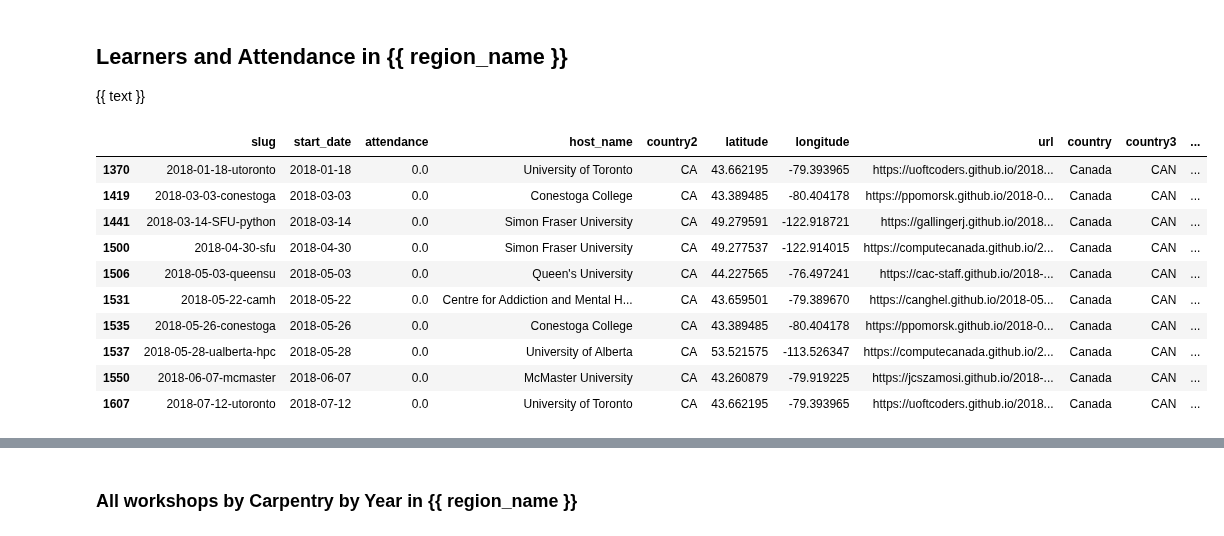
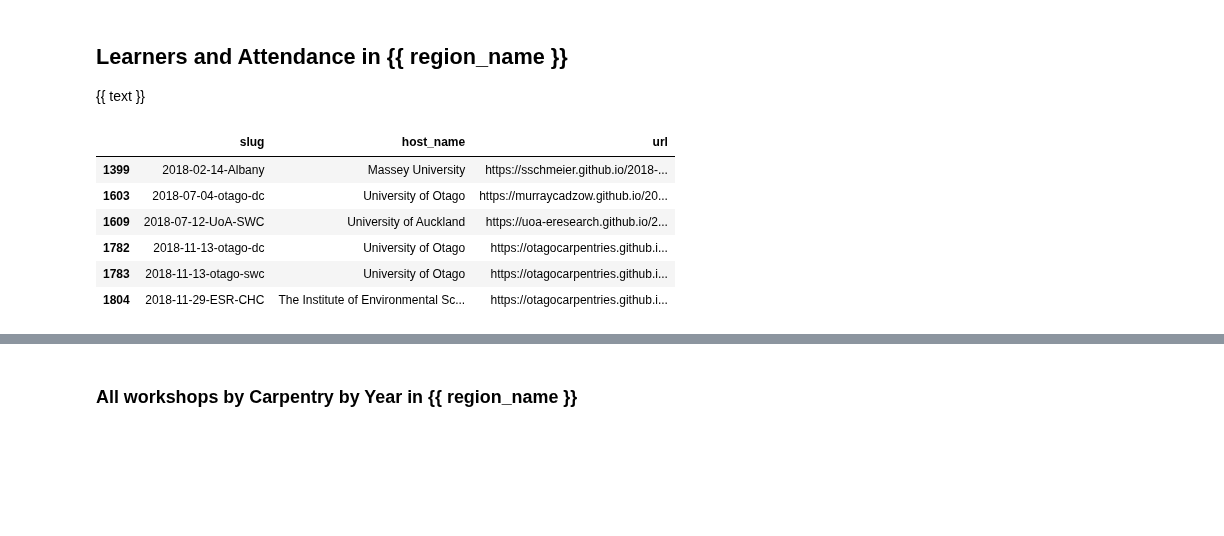
Before and after one commit to carpentries/assessment, a Jupyter notebook: programmatic-assessment/workshops/jupyter_notebooks/region_specific/region_specific.ipynb, the cells around one changed output, grey strips where cells are left out. Cells and saved outputs as stored; diff of their text form; code cells hidden in the pictures; blank space fills up the shorter version.

```diff
--- a/programmatic-assessment/workshops/jupyter_notebooks/region_specific/region_specific.ipynb
+++ b/programmatic-assessment/workshops/jupyter_notebooks/region_specific/region_specific.ipynb
@@ -108,15 +109,14 @@ def get_value_counts_many(df, col_name, value_list):
 # %%
 # Select country or region here
 
-all_events = pd.read_csv("../../data_files/all_workshops.csv", keep_default_na=False, na_values=[''])
+all_events = pd.read_csv("../../data_files/all_workshops_2018.csv", keep_default_na=False, na_values=[''])
 
 # Uncomment one of the following two blocks
 
 # # Choose a 2 character country code from:  US, CA, GB, NZ, AU
-chosen_country = "CA"
+chosen_country = "NZ"
 region_name = get_country_name(chosen_country)
 all_events = all_events[all_events['country'] == chosen_country ]
-
 
 # OR
 
@@ -180,7 +178,7 @@ all_events['attendance'] =  all_events['attendance'].replace(0.0, np.nan)
 all_events['start_date'] = pd.to_datetime(all_events['start_date'])
 
 
-report_date = pd.Timestamp(2018, 10, 31)
+report_date = pd.Timestamp(2018, 12, 31)
 
 # Remove events before report date
 all_events = all_events[all_events['start_date'] < report_date]
@@ -192,4 +190,4 @@ workshops = all_events[all_events['workshop_type'] != "TTT"]
 # Remove online events like maintainer onboarding
 workshops = workshops.drop(workshops[workshops.country == "online"].index)
 
-display(workshops)
+# display(workshops)
@@ -439,19 +416,16 @@ else:
 {{ text }}
 # %%
 if percent_missing_attendance > 0:
-    display(current_year_no_attendance)
+    display(current_year_no_attendance[['slug', 'host_name', 'url']])
+#     display(current_year_no_attendance)
 # %% [output]
-|  | slug | start_date | attendance | host_name | country2 | latitude | longitude | url | country | country3 | ... |
-| 1370 | 2018-01-18-utoronto | 2018-01-18 | 0.0 | University of Toronto | CA | 43.662195 | -79.393965 | https://uoftcoders.github.io/2018... | Canada | CAN | ... |
-| 1419 | 2018-03-03-conestoga | 2018-03-03 | 0.0 | Conestoga College | CA | 43.389485 | -80.404178 | https://ppomorsk.github.io/2018-0... | Canada | CAN | ... |
-| 1441 | 2018-03-14-SFU-python | 2018-03-14 | 0.0 | Simon Fraser University | CA | 49.279591 | -122.918721 | https://gallingerj.github.io/2018... | Canada | CAN | ... |
-| 1500 | 2018-04-30-sfu | 2018-04-30 | 0.0 | Simon Fraser University | CA | 49.277537 | -122.914015 | https://computecanada.github.io/2... | Canada | CAN | ... |
-| 1506 | 2018-05-03-queensu | 2018-05-03 | 0.0 | Queen's University | CA | 44.227565 | -76.497241 | https://cac-staff.github.io/2018-... | Canada | CAN | ... |
-| 1531 | 2018-05-22-camh | 2018-05-22 | 0.0 | Centre for Addiction and Mental H... | CA | 43.659501 | -79.389670 | https://canghel.github.io/2018-05... | Canada | CAN | ... |
-| 1535 | 2018-05-26-conestoga | 2018-05-26 | 0.0 | Conestoga College | CA | 43.389485 | -80.404178 | https://ppomorsk.github.io/2018-0... | Canada | CAN | ... |
-| 1537 | 2018-05-28-ualberta-hpc | 2018-05-28 | 0.0 | University of Alberta | CA | 53.521575 | -113.526347 | https://computecanada.github.io/2... | Canada | CAN | ... |
-| 1550 | 2018-06-07-mcmaster | 2018-06-07 | 0.0 | McMaster University | CA | 43.260879 | -79.919225 | https://jcszamosi.github.io/2018-... | Canada | CAN | ... |
-| 1607 | 2018-07-12-utoronto | 2018-07-12 | 0.0 | University of Toronto | CA | 43.662195 | -79.393965 | https://uoftcoders.github.io/2018... | Canada | CAN | ... |
+|  | slug | host_name | url |
+| 1399 | 2018-02-14-Albany | Massey University | https://sschmeier.github.io/2018-... |
+| 1603 | 2018-07-04-otago-dc | University of Otago | https://murraycadzow.github.io/20... |
+| 1609 | 2018-07-12-UoA-SWC | University of Auckland | https://uoa-eresearch.github.io/2... |
+| 1782 | 2018-11-13-otago-dc | University of Otago | https://otagocarpentries.github.i... |
+| 1783 | 2018-11-13-otago-swc | University of Otago | https://otagocarpentries.github.i... |
+| 1804 | 2018-11-29-ESR-CHC | The Institute of Environmental Sc... | https://otagocarpentries.github.i... |
 # %%
 # Learners by year
 
```
Also changed, not shown: parts of 17 cells of this notebook.
